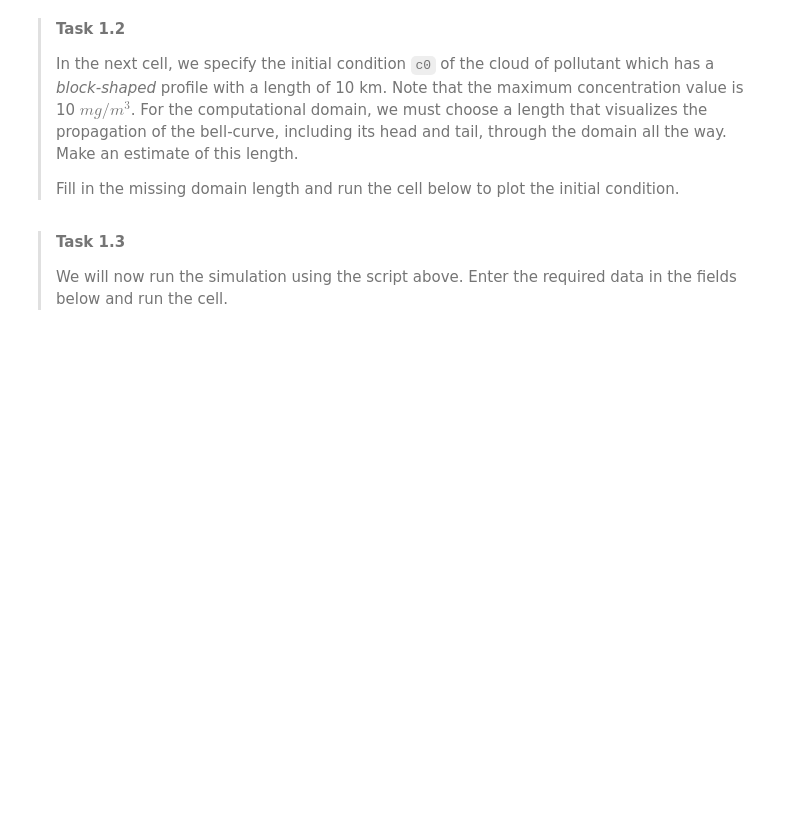
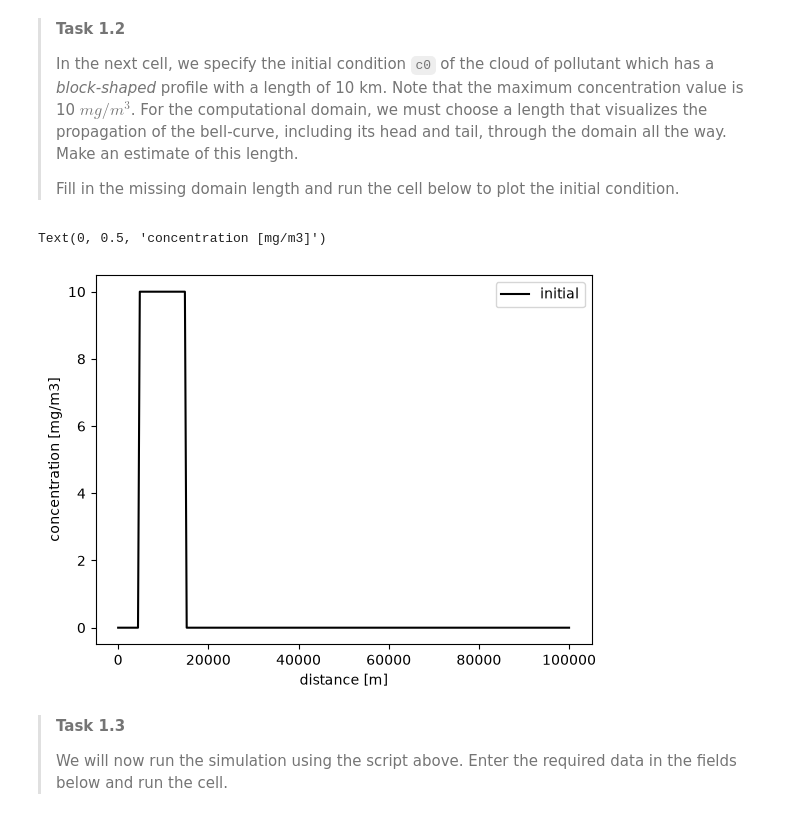
Before and after one commit to NielsJongsma/GA2.1, a Jupyter notebook: grp09.ipynb, the cells around one changed output. Cells and saved outputs as stored; diff of their text form; code cells hidden in the pictures; blank space fills up the shorter version.

```diff
--- a/grp09.ipynb
+++ b/grp09.ipynb
@@ -100,23 +100,26 @@ from advdiff import advdiff
 # %%
 import numpy as np
 import matplotlib.pyplot as plt
 
 # domain length
-lenD = ### YOUR CODE HERE ###
+lenD = 100000.
 
 lenC = 10000.             # length of c0
 dx = 400.                 # grid size
 
 M = int(lenD/dx) + 1      # number of grid points
 x = np.linspace(0,lenD,M) # array with coordinates of grid points
 
 # initial condition
 c0 = np.zeros(M)
 c0[int(0.5 * lenC/dx):int(0.5 * lenC/dx) + int(lenC/dx) + 1] = 10.
 plt.plot(x,c0,'k',label='initial')
 plt.legend(loc='upper right')
 plt.xlabel('distance [m]')
 plt.ylabel('concentration [mg/m3]')
+# %% [output]
+Text(0, 0.5, 'concentration [mg/m3]')
+[figure, added]
 # %% [markdown]
 >**Task 1.3**
 >
```
Also changed, not shown: parts of 7 cells of this notebook.
